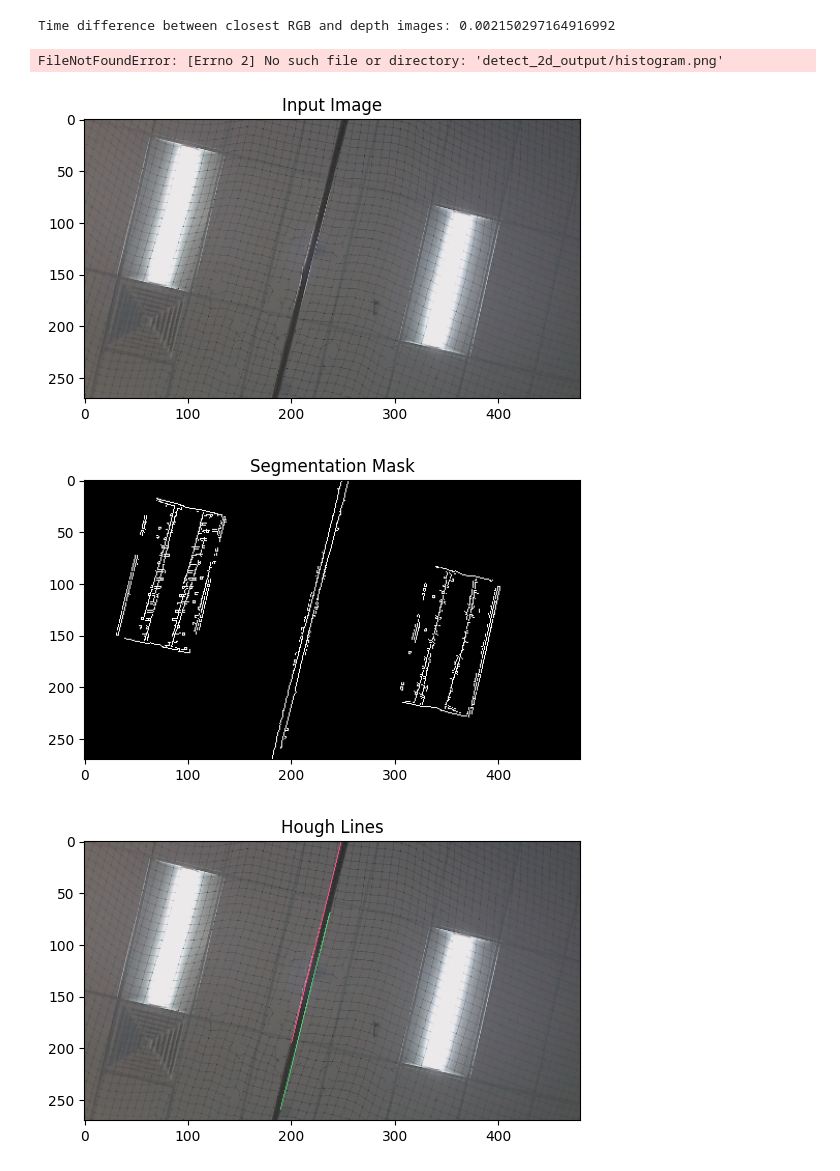
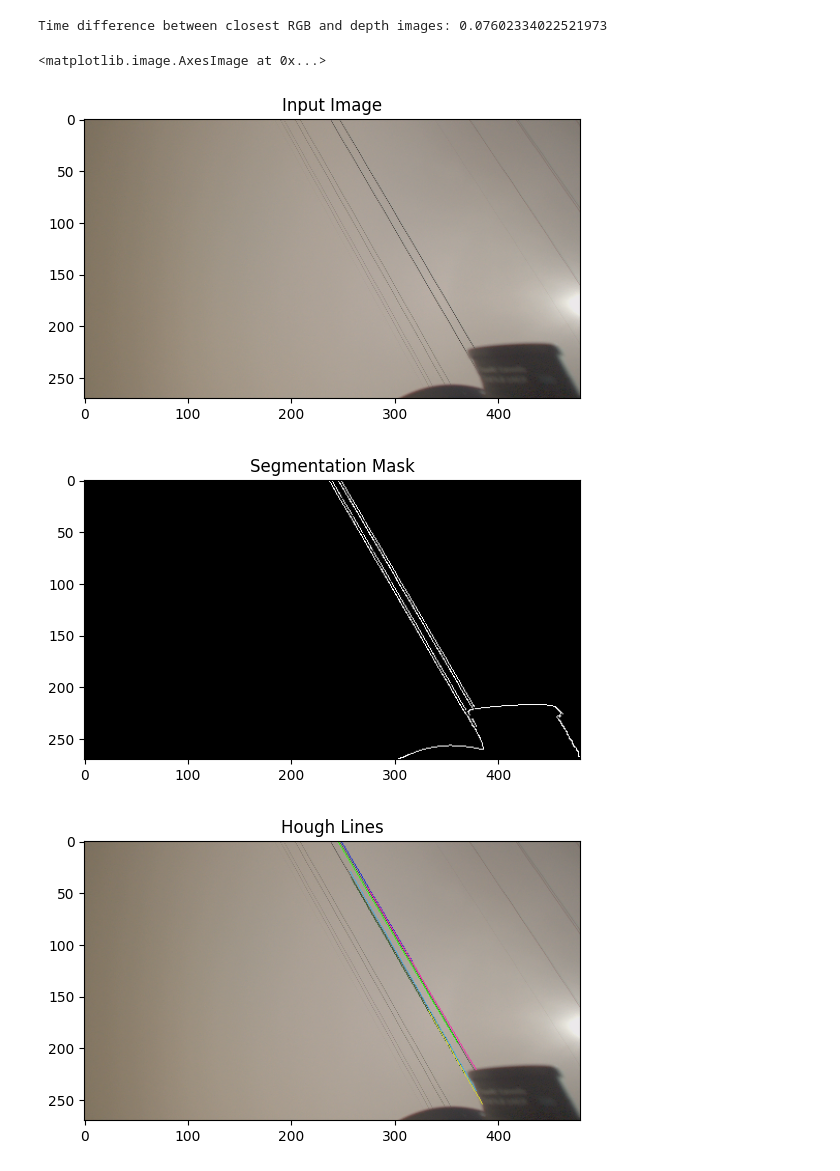
Before and after one commit to tharp789/wire_detection_tests, a Jupyter notebook: wire_detection_python/houg_lines_test.ipynb, the cells around one changed output. Drawn from its saved outputs; the diff is of its cells as text; code cells hidden in the pictures.

```diff
--- a/wire_detection_python/houg_lines_test.ipynb
+++ b/wire_detection_python/houg_lines_test.ipynb
@@ -16,19 +15,15 @@ with open('wire_detect_config.yaml', 'r') as file:
 # Create a WireDetector instance
 input_image_size = [480, 270]
 
-# folder = '/media/tyler/Storage/Research/Datasets/wire_tracking_05-07_40fov/'
-# folder = '/media/tyler/Storage/field_tests/street_wire_experiments/wire_tracking_05-07_40fov/'
-# folder = '/home/tyler/Documents/wire_tracking_05-07_40fov/'
-# target_timestamp = 1746650648952882464 # straight wire not working
-folder = '/media/tyler/Storage/field_tests/mocap_handheld/'
-target_timestamp = 1752772596420911873 # straight wire
+# folder = '/media/tyler/Storage/field_tests/mocap_handheld/'
+# target_timestamp = 1752772596420911873 # straight wire
 # target_timestamp = 1746650656862302432 # angled wire
 
 # folder = '/media/tyler/Storage/field_tests/acfa_3-21/'
 # target_timestamp = 1742581588251564064
 
-# folder = '/media/tyler/Storage/field_tests/hawkins_2-19/wire_tracking_02-19_1/'
-# target_timestamp = 1739975958352738816 # seperated wires
+folder = '/media/tyler/hummingbird/hawkins_2_19_1/'
+target_timestamp = 1739975958352738816 # seperated wires
 # target_timestamp = 1739975963786320032 # wires in a bundle
 # target_timestamp = 1739975992503588928  # wires clean
 
@@ -72,10 +67,13 @@ camera_intrinsics[1, 2] *= input_image_size[1] / original_image_size[1]
 
 wire_detector = WireDetectorCPU(detection_config, camera_intrinsics)
 # %% [output]
-Time difference between closest RGB and depth images: 0.002150297164916992
+Time difference between closest RGB and depth images: 0.07602334022521973
 # %%
+# Create hough folder if it doesn't exist
+os.makedirs('hough', exist_ok=True)
+
 img = cv2.resize(img, (input_image_size[0], input_image_size[1]))
-cv2.imwrite('detect_2d_output/reference.jpg', img)
+cv2.imwrite('hough/reference.jpg', img)
 plt.figure()
 plt.title('Input Image')
 plt.imshow(img)
@@ -85,7 +83,7 @@ plt.imshow(img)
 # Detect wires using the segmentation mask
 hough_lines, seg_mask = wire_detector.get_hough_lines(img)
 assert hough_lines is not None, "No lines found"
-cv2.imwrite('detect_2d_output/seg_mask.jpg', seg_mask)
+cv2.imwrite('hough/seg_mask.jpg', seg_mask)
 plt.figure()
 plt.title('Segmentation Mask')
 plt.imshow(seg_mask, cmap='gray')
@@ -94,48 +92,69 @@ hough_img = img.copy()
 for x0, y0, x1, y1 in hough_lines:
     rand_color = tuple(np.random.randint(0, 256, 3).tolist())
     cv2.line(hough_img, (x0, y0), (x1, y1), rand_color, 1)
-cv2.imwrite('detect_2d_output/hough_detect.jpg', hough_img)
+cv2.imwrite('hough/hough_detect.jpg', hough_img)
 plt.figure()
 plt.title('Hough Lines')
 plt.imshow(hough_img)
 
 cartesian_lines, center_line, avg_angle = wire_detector.get_line_candidates(img)
 
 wire_lines, wire_midpoints, hist, bin_edges, bin_threshold, wire_distances_wrt_center = wire_detector.get_line_instance_locations(cartesian_lines, center_line, avg_angle)
 
-# Save the histogram and bin edges
+nonzero_indices = np.nonzero(hist)[0]
+if len(nonzero_indices) > 0:
+    xmin = bin_edges[nonzero_indices[0]]
+    xmax = bin_edges[nonzero_indices[-1] + 1]  # +1 to include the end of the last bin
+else:
+    xmin, xmax = bin_edges[0], bin_edges[-1]  # fallback if all zero
+
 plt.figure()
-plt.plot(bin_edges[:-1] + (bin_edges[1] - bin_edges[0]) / 2, hist, color='b', linewidth=2)
-plt.axhline(bin_threshold, color='r', linestyle='--')
+plt.plot(
+    bin_edges[:-1] + (bin_edges[1] - bin_edges[0]) / 2, hist,
+    color='b', linewidth=2)
+
+# Threshold line
+plt.axhline(
+    bin_threshold, color='r', linestyle='--', label='Wire Instance Minimum Threshold')
+
+# Wire distances
+first = True
 for dist in wire_distances_wrt_center:
-    plt.axvline(x=dist, color='g', linestyle='-', linewidth=1, alpha=0.7)
+    plt.axvline(
+        x=-dist, color='g', linestyle='-', linewidth=1, alpha=0.7, label='Detected Wire Distance' if first else None)
+    first = False
+plt.tight_layout()
 plt.title('Histogram of Hough Line Distances')
-plt.xlabel('Bin Pixel Edges')
+plt.xlabel('Pixel Along Perpendicular Wire Angle')
 plt.ylabel('Wire Line Pixels')
-plt.savefig('detect_2d_output/histogram.png')
+
+plt.xlim(xmin - 5, xmax + 5)
+
+plt.legend(loc='best')  # Automatically places legend in a non-overlapping position
+plt.savefig('hough/histogram.png')
 
 centerline_img = img.copy()
 cv2.line(centerline_img, (center_line[0], center_line[1]), (center_line[2], center_line[3]), (0, 255, 0), 1)
 cv2.circle(centerline_img, (int(wire_detector.cx), int(wire_detector.cy)), 5, (0, 0, 255), -1)
-cv2.imwrite('detect_2d_output/centerline.jpg', centerline_img)
+cv2.imwrite('hough/centerline.jpg', centerline_img)
 plt.figure()
 plt.title('Centerline')
 plt.imshow(centerline_img)
 
 clustered_img = img.copy()
 rand_colors = np.random.randint(0, 256, (len(wire_midpoints), 3)).tolist()
 for i, (x0,y0,x1,y1) in enumerate(wire_lines):
     cv2.line(clustered_img, (x0,y0), (x1,y1), tuple(rand_colors[i]), 1)
 
 for i, (x0,y0) in enumerate(wire_midpoints):
     cv2.circle(clustered_img, (int(x0), int(y0)), 5, tuple(rand_colors[i]), -1)
 
-cv2.imwrite('detect_2d_output/cluster_detect.jpg', clustered_img)
+cv2.imwrite('hough/cluster_detect.jpg', clustered_img)
 plt.figure()
 plt.title('Clustered Wires')
 plt.imshow(clustered_img)
 # %% [output]
-FileNotFoundError: [Errno 2] No such file or directory: 'detect_2d_output/histogram.png'
+<matplotlib.image.AxesImage at 0x...>
-[figure, old version]
+[figure, new version]
-[figure, old version]
+[figure, new version]
-[figure, old version]
+[figure, new version]
```
Also changed, not shown: parts of 2 cells of this notebook, 38 other files.
